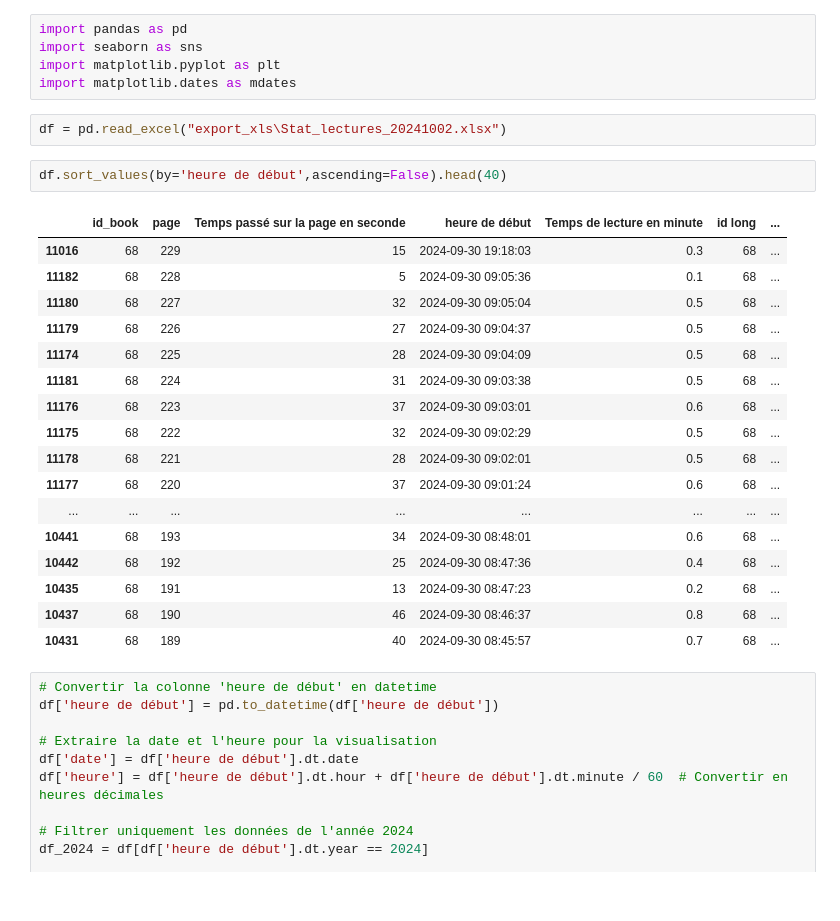
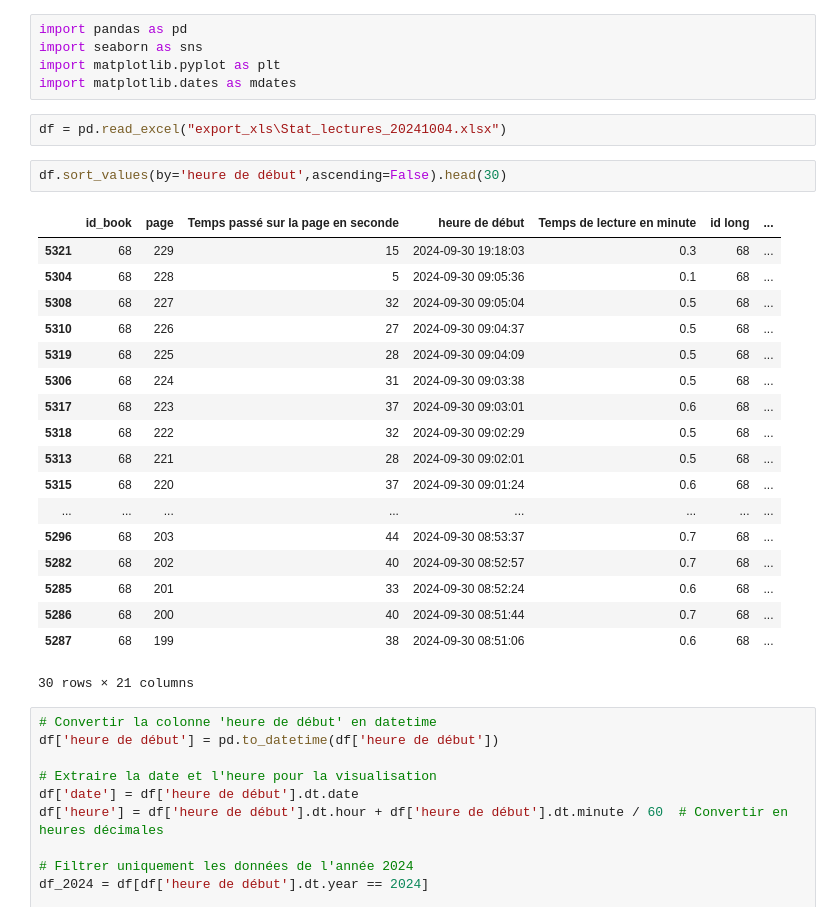
Before and after one commit to ChrisOlv/book_data_analysis, a Jupyter notebook: notebook.ipynb, the cells around one changed output. Cells and saved outputs as stored; diff of their text form.

Commit message:
update_script_python_creation_pbix_export

```diff
--- a/notebook.ipynb
+++ b/notebook.ipynb
@@ -27,27 +27,28 @@ import seaborn as sns
 import matplotlib.pyplot as plt
 import matplotlib.dates as mdates
 # %%
-df = pd.read_excel("export_xls\Stat_lectures_20241002.xlsx")
+df = pd.read_excel("export_xls\Stat_lectures_20241004.xlsx")
 # %%
-df.sort_values(by='heure de début',ascending=False).head(40)
+df.sort_values(by='heure de début',ascending=False).head(30)
 # %% [output]
 |  | id_book | page | Temps passé sur la page en seconde | heure de début | Temps de lecture en minute | id long | ... |
-| 11016 | 68 | 229 | 15 | 2024-09-30 19:18:03 | 0.3 | 68 | ... |
-| 11182 | 68 | 228 | 5 | 2024-09-30 09:05:36 | 0.1 | 68 | ... |
-| 11180 | 68 | 227 | 32 | 2024-09-30 09:05:04 | 0.5 | 68 | ... |
-| 11179 | 68 | 226 | 27 | 2024-09-30 09:04:37 | 0.5 | 68 | ... |
-| 11174 | 68 | 225 | 28 | 2024-09-30 09:04:09 | 0.5 | 68 | ... |
-| 11181 | 68 | 224 | 31 | 2024-09-30 09:03:38 | 0.5 | 68 | ... |
-| 11176 | 68 | 223 | 37 | 2024-09-30 09:03:01 | 0.6 | 68 | ... |
-| 11175 | 68 | 222 | 32 | 2024-09-30 09:02:29 | 0.5 | 68 | ... |
-| 11178 | 68 | 221 | 28 | 2024-09-30 09:02:01 | 0.5 | 68 | ... |
-| 11177 | 68 | 220 | 37 | 2024-09-30 09:01:24 | 0.6 | 68 | ... |
+| 5321 | 68 | 229 | 15 | 2024-09-30 19:18:03 | 0.3 | 68 | ... |
+| 5304 | 68 | 228 | 5 | 2024-09-30 09:05:36 | 0.1 | 68 | ... |
+| 5308 | 68 | 227 | 32 | 2024-09-30 09:05:04 | 0.5 | 68 | ... |
+| 5310 | 68 | 226 | 27 | 2024-09-30 09:04:37 | 0.5 | 68 | ... |
+| 5319 | 68 | 225 | 28 | 2024-09-30 09:04:09 | 0.5 | 68 | ... |
+| 5306 | 68 | 224 | 31 | 2024-09-30 09:03:38 | 0.5 | 68 | ... |
+| 5317 | 68 | 223 | 37 | 2024-09-30 09:03:01 | 0.6 | 68 | ... |
+| 5318 | 68 | 222 | 32 | 2024-09-30 09:02:29 | 0.5 | 68 | ... |
+| 5313 | 68 | 221 | 28 | 2024-09-30 09:02:01 | 0.5 | 68 | ... |
+| 5315 | 68 | 220 | 37 | 2024-09-30 09:01:24 | 0.6 | 68 | ... |
 | ... | ... | ... | ... | ... | ... | ... | ... |
-| 10441 | 68 | 193 | 34 | 2024-09-30 08:48:01 | 0.6 | 68 | ... |
-| 10442 | 68 | 192 | 25 | 2024-09-30 08:47:36 | 0.4 | 68 | ... |
-| 10435 | 68 | 191 | 13 | 2024-09-30 08:47:23 | 0.2 | 68 | ... |
-| 10437 | 68 | 190 | 46 | 2024-09-30 08:46:37 | 0.8 | 68 | ... |
-| 10431 | 68 | 189 | 40 | 2024-09-30 08:45:57 | 0.7 | 68 | ... |
+| 5296 | 68 | 203 | 44 | 2024-09-30 08:53:37 | 0.7 | 68 | ... |
+| 5282 | 68 | 202 | 40 | 2024-09-30 08:52:57 | 0.7 | 68 | ... |
+| 5285 | 68 | 201 | 33 | 2024-09-30 08:52:24 | 0.6 | 68 | ... |
+| 5286 | 68 | 200 | 40 | 2024-09-30 08:51:44 | 0.7 | 68 | ... |
+| 5287 | 68 | 199 | 38 | 2024-09-30 08:51:06 | 0.6 | 68 | ... |
+30 rows × 21 columns
 # %%
 # Convertir la colonne 'heure de début' en datetime
 df['heure de début'] = pd.to_datetime(df['heure de début'])
```
Also changed, not shown: parts of 6 cells of this notebook, 3 other files.
